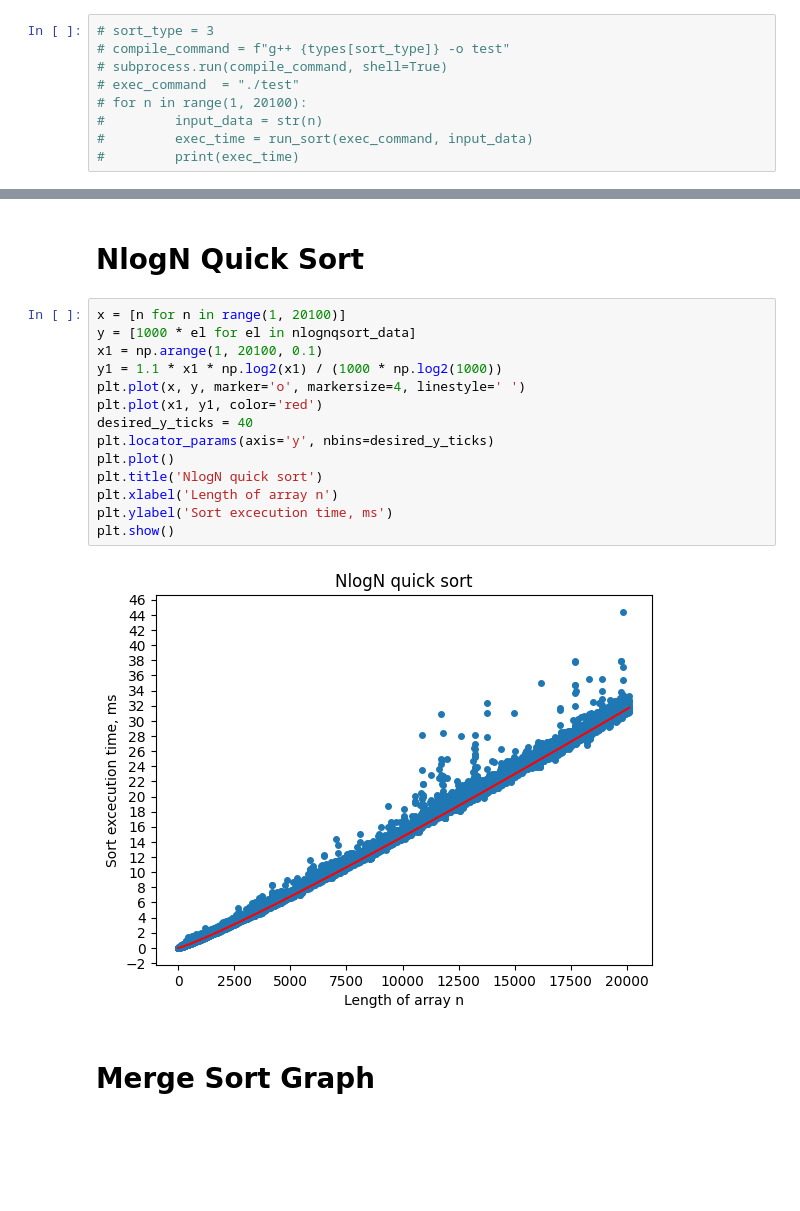
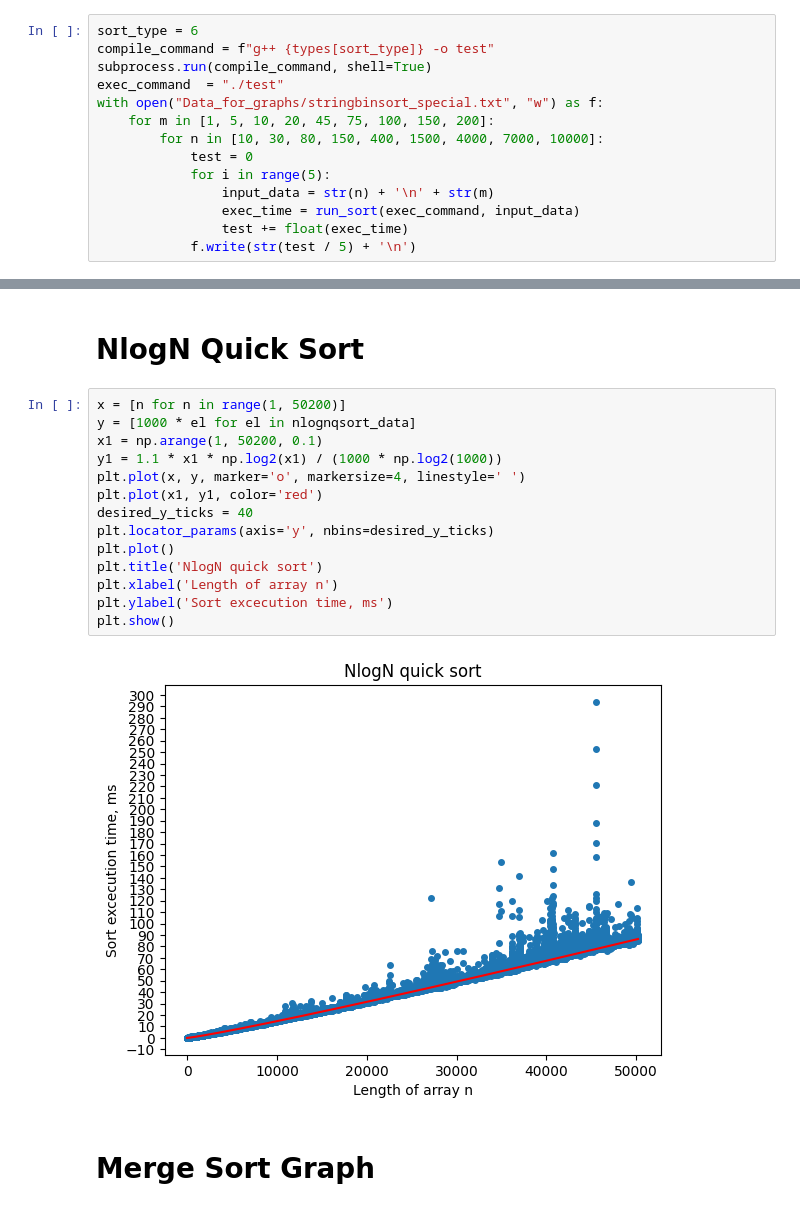
Before and after one commit to Octopupu5/DSAA_HW_sorts, a Jupyter notebook: generator.ipynb, the cells around one changed output, grey strips where cells are left out. Saved outputs shown, nothing was run; the diff lists cells and outputs as text; blank space fills up the shorter version.

```diff
--- a/generator.ipynb
+++ b/generator.ipynb
@@ -84,14 +76,19 @@ with open("Data_for_graphs/stringbinsort_special.txt", "r") as f:
     for line in f.readlines():
         stringbinsort_special_data += [float(line)]
 # %%
-# sort_type = 3
-# compile_command = f"g++ {types[sort_type]} -o test"
-# subprocess.run(compile_command, shell=True)
-# exec_command  = "./test"
-# for n in range(1, 20100):
-#         input_data = str(n)
-#         exec_time = run_sort(exec_command, input_data)
-#         print(exec_time)
+sort_type = 6
+compile_command = f"g++ {types[sort_type]} -o test"
+subprocess.run(compile_command, shell=True)
+exec_command  = "./test"
+with open("Data_for_graphs/stringbinsort_special.txt", "w") as f:
+    for m in [1, 5, 10, 20, 45, 75, 100, 150, 200]:
+        for n in [10, 30, 80, 150, 400, 1500, 4000, 7000, 10000]:
+            test = 0
+            for i in range(5):
+                input_data = str(n) + '\n' + str(m)
+                exec_time = run_sort(exec_command, input_data)
+                test += float(exec_time)
+            f.write(str(test / 5) + '\n')
 # %% [markdown]
 # Insertion Sort Graph
 # %%
@@ -113,21 +110,21 @@ plt.show()
 # %% [markdown]
 # NlogN Quick Sort
 # %%
-x = [n for n in range(1, 20100)]
+x = [n for n in range(1, 50200)]
 y = [1000 * el for el in nlognqsort_data]
-x1 = np.arange(1, 20100, 0.1)
+x1 = np.arange(1, 50200, 0.1)
 y1 = 1.1 * x1 * np.log2(x1) / (1000 * np.log2(1000))
 plt.plot(x, y, marker='o', markersize=4, linestyle=' ')
 plt.plot(x1, y1, color='red')
 desired_y_ticks = 40
 plt.locator_params(axis='y', nbins=desired_y_ticks)
 plt.plot()
 plt.title('NlogN quick sort')
 plt.xlabel('Length of array n')
 plt.ylabel('Sort excecution time, ms')
 plt.show()
 # %% [output]
-[figure, old version]
+[figure, new version]
 # %% [markdown]
 # Merge Sort Graph
 # %%
```
Also changed, not shown: parts of 5 cells of this notebook, 6 other files.
